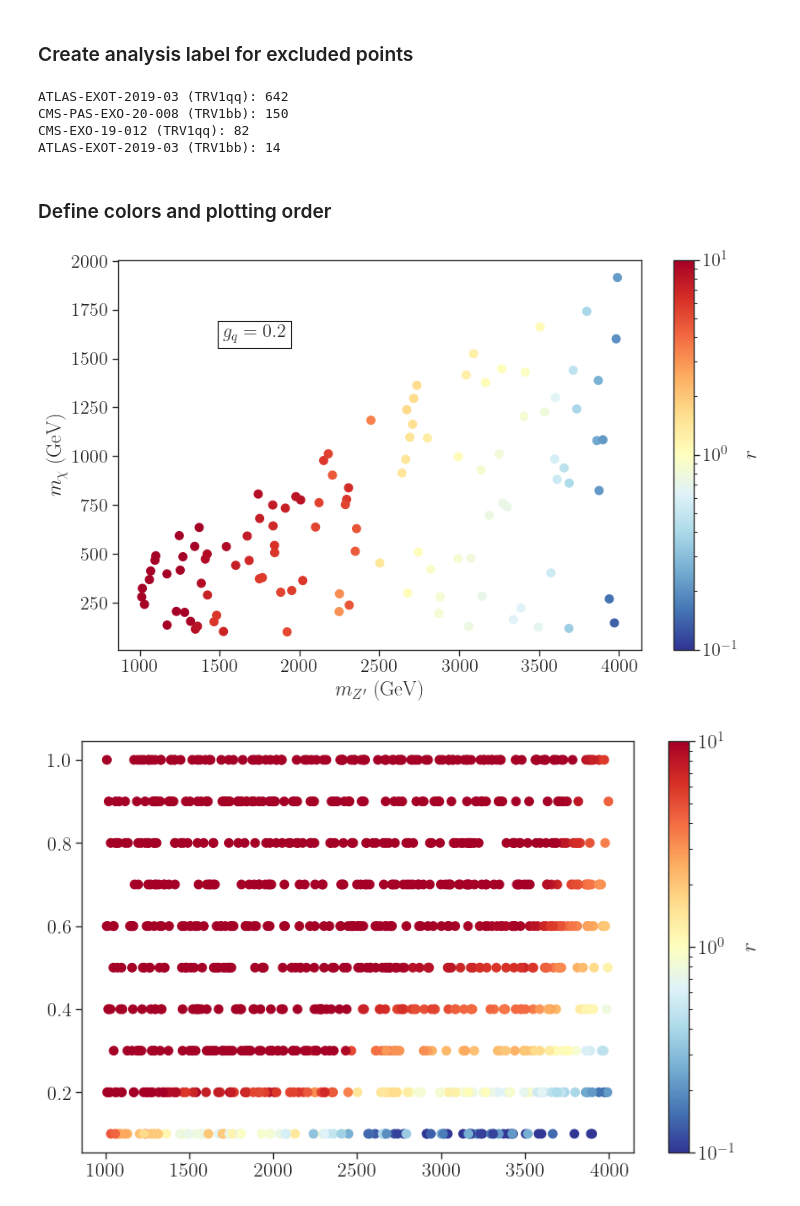
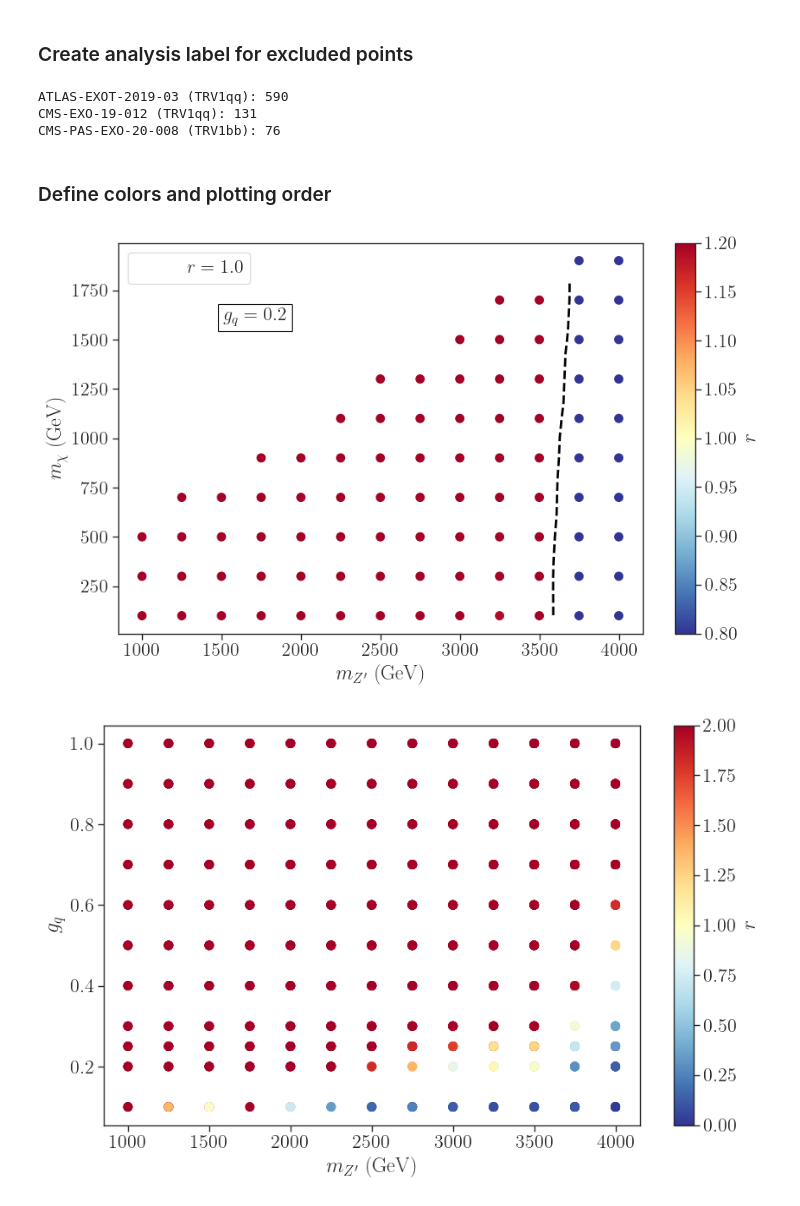
Before and after one commit to SModelS/smodelsv3-paper, a Jupyter notebook: notebooks/SmodelS/plots-2MDM-Copy1.ipynb, the cells around one changed output. Cells and saved outputs as stored; diff of their text form; code cells hidden in the pictures.

Commit message:
updated plots

```diff
--- a/notebooks/SmodelS/plots-2MDM-Copy1.ipynb
+++ b/notebooks/SmodelS/plots-2MDM-Copy1.ipynb
@@ -53,7 +54,7 @@ cm = plt.cm.get_cmap('RdYlBu')
 #     return newlabel
 # %%
 #Merge with SModelS DataFrame
-dataDF = pd.read_pickle('../../data/2mdm_results_extra/results.pcl')
+dataDF = pd.read_pickle('../../data/2mdm_results/results.pcl')
 print(dataDF.columns.values.tolist()) #Print all columns names
 # %% [output]
 ['filename', 'mass.9000006', 'mass.9900032', 'mass.9900026', 'width.9000006', 'width.9900026', 'width.9900032', 'extpar.1', 'extpar.2', 'extpar.3', 'extpar.4', 'extpar.5', 'extpar.6', 'extpar.7', 'xse ...
@@ -61,7 +62,7 @@ print(dataDF.columns.values.tolist()) #Print all columns names
 #### Set r = 0 for points with no results
 # %%
 #Set points without results with r == 0
-dataDF.fillna(value={'ExptRes.result0.r' : 0.0},inplace=True)
+dataDF.fillna(value={c : 0 for c in dataDF.columns if c.endswith('.r')}, inplace=True)
 #Sort points according to r value:
 dataDF = dataDF.sort_values(by=['ExptRes.result0.r'],ascending=False)
 # %% [markdown]
@@ -109,17 +110,16 @@ nexcluded = np.array(nexcluded)
 for label in nexcluded[:,1]:
     print(label+': %i'%len(excluded[excluded['label'] == label]))
 # %% [output]
-ATLAS-EXOT-2019-03 (TRV1qq): 642
-CMS-PAS-EXO-20-008 (TRV1bb): 150
-CMS-EXO-19-012 (TRV1qq): 82
-ATLAS-EXOT-2019-03 (TRV1bb): 14
+ATLAS-EXOT-2019-03 (TRV1qq): 590
+CMS-EXO-19-012 (TRV1qq): 131
+CMS-PAS-EXO-20-008 (TRV1bb): 76
 # %% [markdown]
 ### Define colors and plotting order
 # %%
 cm = plt.cm.get_cmap('RdYlBu_r')
 plt.figure(figsize=(10,6))
 # Select points
-gqv = 0.2
+gqv = 0.25
 x = dataDF['mass.9900032'][dataDF['extpar.2']==gqv]
 y = dataDF['mass.9000006'][dataDF['extpar.2']==gqv]
 c = dataDF['ExptRes.result0.r'][dataDF['extpar.2']==gqv]
@@ -127,7 +127,17 @@ c = dataDF['ExptRes.result0.r'][dataDF['extpar.2']==gqv]
 # y = y[c.argsort()]
 # c = c[c.argsort()]
 
-plt.scatter(x,y,c=c,s=50,cmap=cm, norm=LogNorm(vmin=1e-1,vmax=1e1))
+# contour plot
+rData = dataDF['ExptRes.result0.r'][(dataDF['extpar.2']==gqv)]
+pts = np.array([x for x in product(np.linspace(900.,4100.,300),np.linspace(0.,1800.,300))])
+rPts = griddata(list(zip(x,y)),rData,pts)
+pts = pts[~np.isnan(rPts)]
+rPts = rPts[~np.isnan(rPts)]
+
+cs = plt.tricontour(pts[:,0],pts[:,1],rPts,levels=[1.0],linewidths=2,linestyles='--',colors='black')
+cs.collections[0].set_label(r'$r = 1.0$')
+
+plt.scatter(x,y,c=c,s=50,cmap=cm, vmin=0.8,vmax=1.2)
 # # plt.plot([x.min(),x.max()],[x.min(),x.max()],'--')
 plt.colorbar(label=r'$r$')
 plt.xlabel(r'$m_{Z^{\prime}}$ (GeV)')
@@ -135,31 +145,38 @@ plt.ylabel(r'$m_{\chi}$ (GeV)')
 plt.text(0.2,0.8,r"$g_{q} = %1.1f$" %gqv,fontsize=16,bbox=dict(facecolor='white', edgecolor='black'),
          transform = plt.gca().transAxes)
 
-# plt.tight_layout()
-# plt.savefig('charginoLifetime.png')
+plt.legend()
 plt.show()
 # %% [output]
-[figure, old version]
+[figure, new version]
 # %%
 cm = plt.cm.get_cmap('RdYlBu_r')
 plt.figure(figsize=(10,6))
-# Select points
-gqv = 0.2
+
 x = dataDF['mass.9900032']
 y = dataDF['extpar.2']
 c = dataDF['ExptRes.result0.r']
 x = x[c.argsort()]
 y = y[c.argsort()]
 c = c[c.argsort()]
 
-plt.scatter(x,y,c=c,s=50,cmap=cm, norm=LogNorm(vmin=1e-1,vmax=1e1))
+plt.scatter(x,y,c=c,s=50,cmap=cm, vmin=0,vmax=2)
+
+# # contour plot
+# rData = dataDF['ExptRes.result0.r']
+# pts = np.array([x for x in product(np.linspace(900.,4100.,300),np.linspace(0.,1800.,300))])
+# rPts = griddata(list(zip(x,y)),rData,pts)
+# pts = pts[~np.isnan(rPts)]
+# rPts = rPts[~np.isnan(rPts)]
+
+# cs = plt.tricontour(pts[:,0],pts[:,1],rPts,levels=[1.0],linewidths=2,linestyles='--',colors='black')
+# cs.collections[0].set_label(r'$r = 1.0$')
+
 # # plt.plot([x.min(),x.max()],[x.min(),x.max()],'--')
 plt.colorbar(label=r'$r$')
 plt.xlabel(r'$m_{Z^{\prime}}$ (GeV)')
-plt.ylabel(r'$M_2/M_1$ (GeV)')
+plt.ylabel(r'$g_{q}$')
 
-# plt.tight_layout()
-# plt.savefig('charginoLifetime.png')
 plt.show()
 # %% [output]
-[figure, old version]
+[figure, new version]
```
Also changed, not shown: parts of 15 cells of this notebook, 5 other files.
